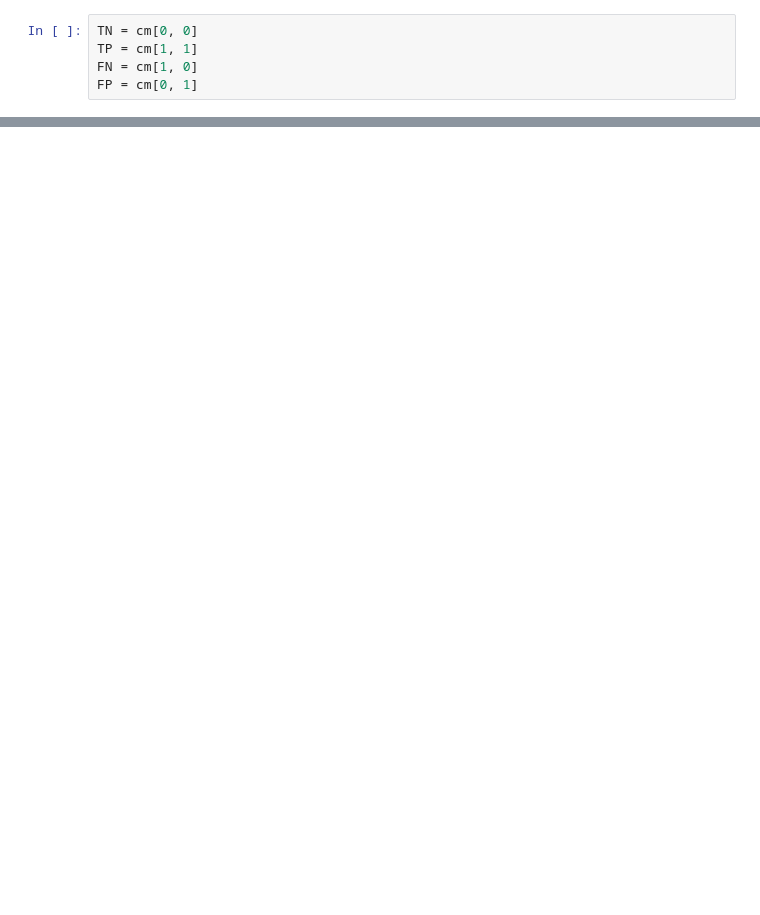
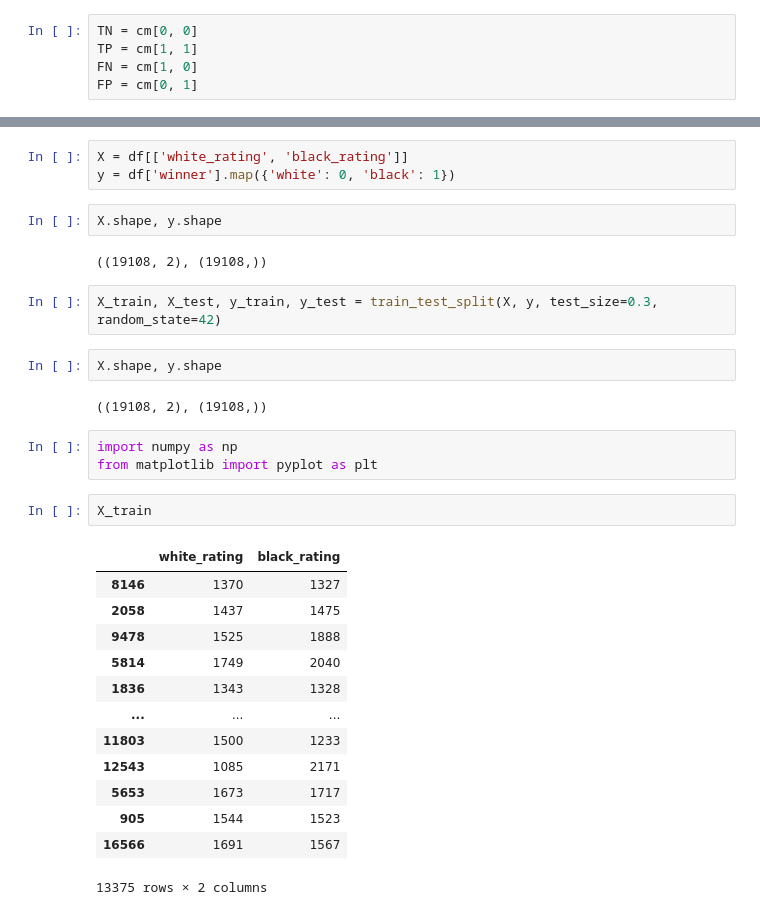
Before and after one commit to TogrulMemmedli/ai_learning_roadmap, a Jupyter notebook: day 2/02_Logistic_Regression.ipynb, the cells around one changed output, grey strips where cells are left out. Cells and saved outputs as stored; diff of their text form; blank space fills up the shorter version.

```diff
--- a/day 2/02_Logistic_Regression.ipynb
+++ b/day 2/02_Logistic_Regression.ipynb
@@ -208,0 +251,32 @@ np.float64(0.6153253754331921)
+# %%
+X = df[['white_rating', 'black_rating']]
+y = df['winner'].map({'white': 0, 'black': 1})
+# %%
+X.shape, y.shape
+# %% [output]
+((19108, 2), (19108,))
+# %%
+X_train, X_test, y_train, y_test = train_test_split(X, y, test_size=0.3, random_state=42)
+# %%
+X.shape, y.shape
+# %% [output]
+((19108, 2), (19108,))
+# %%
+import numpy as np
+from matplotlib import pyplot as plt
+# %%
+X_train
+# %% [output]
+|  | white_rating | black_rating |
+| 8146 | 1370 | 1327 |
+| 2058 | 1437 | 1475 |
+| 9478 | 1525 | 1888 |
+| 5814 | 1749 | 2040 |
+| 1836 | 1343 | 1328 |
+| ... | ... | ... |
+| 11803 | 1500 | 1233 |
+| 12543 | 1085 | 2171 |
+| 5653 | 1673 | 1717 |
+| 905 | 1544 | 1523 |
+| 16566 | 1691 | 1567 |
+13375 rows × 2 columns
```
Also changed, not shown: parts of 29 cells of this notebook.
